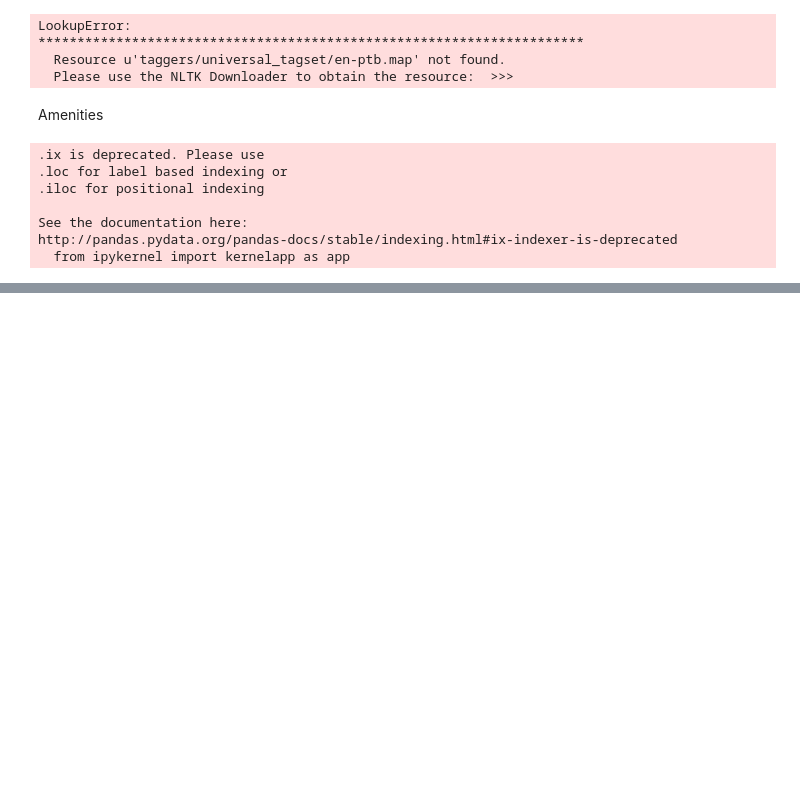
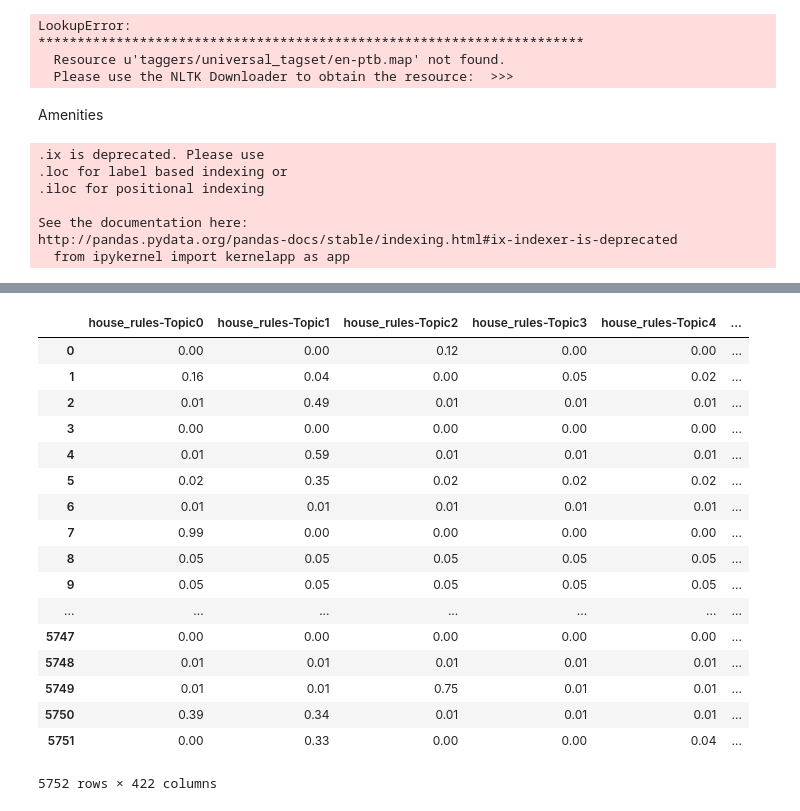
Before and after one commit to mas-dse-saachary/UCSD-MAS-Capstone-Project, a Jupyter notebook: dev/dataPrep.ipynb, the cells around one changed output, grey strips where cells are left out. Drawn from its saved outputs; the diff is of its cells as text; code cells hidden in the pictures; blank space fills up the shorter version.

```diff
--- a/dev/dataPrep.ipynb
+++ b/dev/dataPrep.ipynb
@@ -580,3 +573,24 @@ new11[L_events + L_parks] = new11[L_events + L_parks].fillna(0)
+# %%
+new11
+# %% [output]
+|  | house_rules-Topic0 | house_rules-Topic1 | house_rules-Topic2 | house_rules-Topic3 | house_rules-Topic4 | ... |
+| 0 | 0.00 | 0.00 | 0.12 | 0.00 | 0.00 | ... |
+| 1 | 0.16 | 0.04 | 0.00 | 0.05 | 0.02 | ... |
+| 2 | 0.01 | 0.49 | 0.01 | 0.01 | 0.01 | ... |
+| 3 | 0.00 | 0.00 | 0.00 | 0.00 | 0.00 | ... |
+| 4 | 0.01 | 0.59 | 0.01 | 0.01 | 0.01 | ... |
+| 5 | 0.02 | 0.35 | 0.02 | 0.02 | 0.02 | ... |
+| 6 | 0.01 | 0.01 | 0.01 | 0.01 | 0.01 | ... |
+| 7 | 0.99 | 0.00 | 0.00 | 0.00 | 0.00 | ... |
+| 8 | 0.05 | 0.05 | 0.05 | 0.05 | 0.05 | ... |
+| 9 | 0.05 | 0.05 | 0.05 | 0.05 | 0.05 | ... |
+| ... | ... | ... | ... | ... | ... | ... |
+| 5747 | 0.00 | 0.00 | 0.00 | 0.00 | 0.00 | ... |
+| 5748 | 0.01 | 0.01 | 0.01 | 0.01 | 0.01 | ... |
+| 5749 | 0.01 | 0.01 | 0.75 | 0.01 | 0.01 | ... |
+| 5750 | 0.39 | 0.34 | 0.01 | 0.01 | 0.01 | ... |
+| 5751 | 0.00 | 0.33 | 0.00 | 0.00 | 0.04 | ... |
+5752 rows × 422 columns
 # %%
 #Make sure to uncomment and update the count variable whenever needed
 # %%
```
Also changed, not shown: parts of 10 cells of this notebook, 5 other files.
